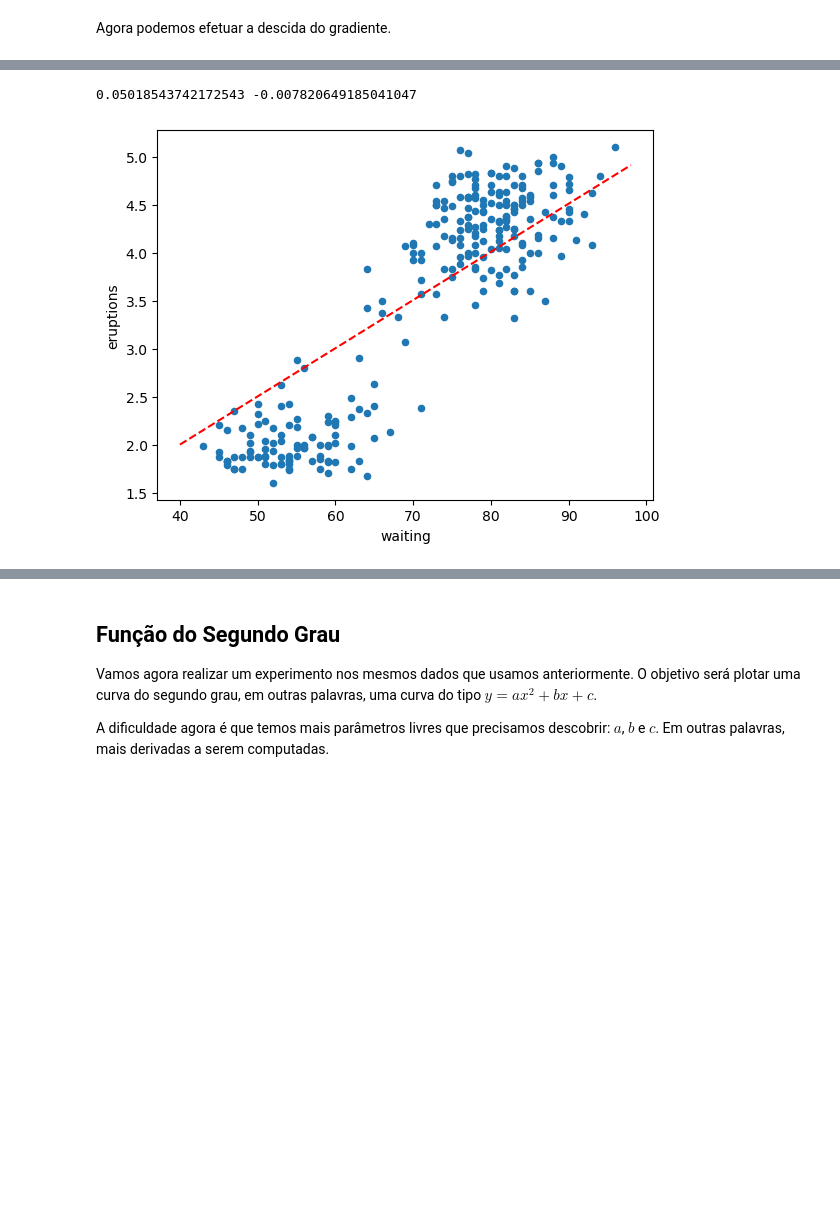
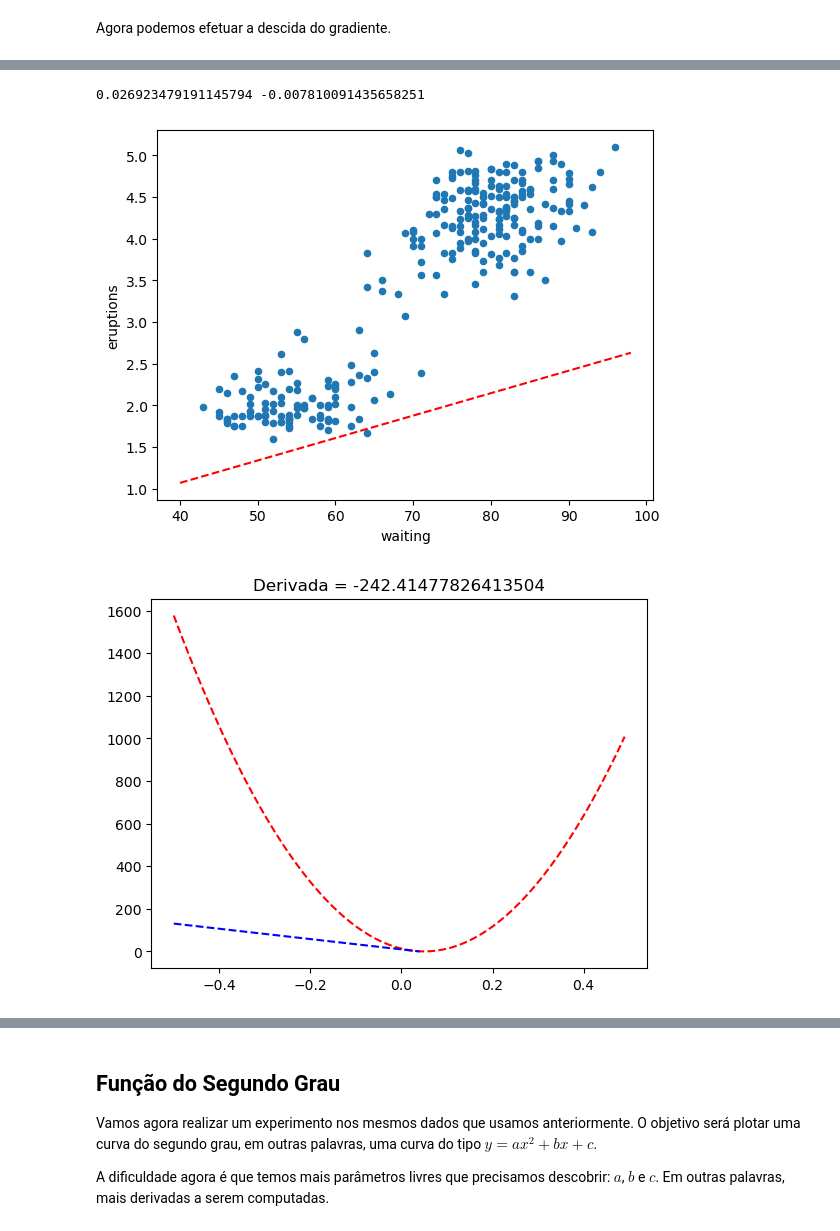
Before and after one commit to ulissesdias/tt003, a Jupyter notebook: notebooks/aula02_descida_do_gradiente.ipynb, the cells around one changed output, grey strips where cells are left out. Saved outputs shown, nothing was run; the diff lists cells and outputs as text; code cells hidden in the pictures; blank space fills up the shorter version.

```diff
--- a/notebooks/aula02_descida_do_gradiente.ipynb
+++ b/notebooks/aula02_descida_do_gradiente.ipynb
@@ -484,7 +502,11 @@ def plota_grafico(oraculo, with_error = False) :
 ## Iniciando os valores
 a = 0.6 ## Começaremos com um a arbitrário
 b = 0.0 ## Fixando o b
-eta = 0.0000001 ## Escolhemos uma taxa de aprendizado baixíssima
+eta = 0.0001 ## Escolhemos uma taxa de aprendizado bem baixa
+
+plota_curva_de_erro_com_derivada_em_a(a)
+
+plt.show()
 
 plota_grafico(lambda x : a*x + b)
 # %% [output]
@@ -498,6 +517,5 @@ No bloco a seguir, o valor de $a$ será atualizado várias vezes em um laço de
 # %%
-for epoch in range(100) :
-    a = descida_da_derivada(a, b, eta)
+a = descida_da_derivada(a, b, eta)
 
 print(a)
 
@@ -510,0 +531,8 @@ plota_curva_de_erro_com_derivada_em_a(a)
+# %%
+a = descida_da_derivada(a, b, eta)
+
+print(a)
+
+plota_grafico(lambda x : a*x + b)
+plt.show()
+plota_curva_de_erro_com_derivada_em_a(a)
@@ -567,7 +607,11 @@ Agora podemos efetuar a descida do gradiente.
 # %%
 a = 0.6
 b = 0
-eta = 0.0000001
+eta = 0.0001
+
+plota_curva_de_erro_com_derivada_em_a(a)
+
+plt.show()
 
 plota_grafico(lambda x : a*x + b)
 # %% [output]
@@ -575,10 +620,12 @@ plota_grafico(lambda x : a*x + b)
 # %%
-for epoch in range(100) :
-    a,b = descida_do_gradiente_primeiro_grau(a, b, eta)
+a, b = descida_do_gradiente_primeiro_grau(a, b, eta)
 
 print(a, b)
 
 plota_grafico(lambda x : a*x + b)
+plt.show()
+plota_curva_de_erro_com_derivada_em_a(a, b)
 # %% [output]
-0.05018543742172543 -0.007820649185041047
+0.026923479191145794 -0.007810091435658251
-[figure, old version]
+[figure, new version]
+[figure, added]
```
Also changed, not shown: parts of 46 cells of this notebook, 1 other file.
